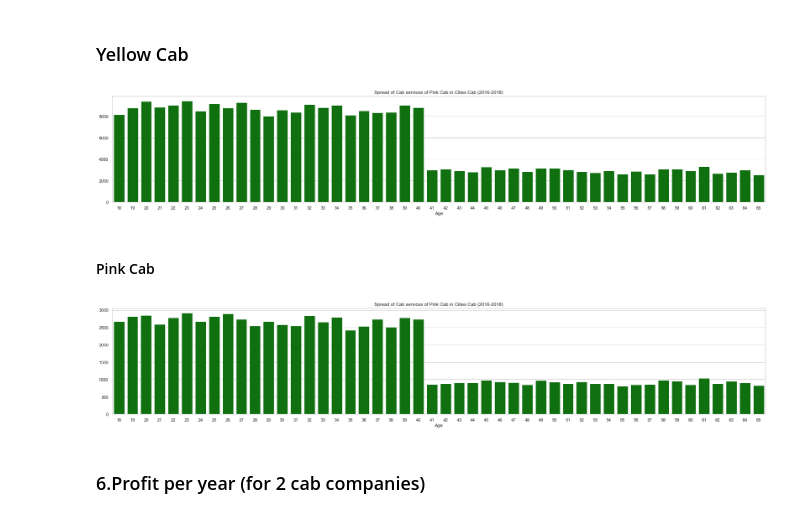
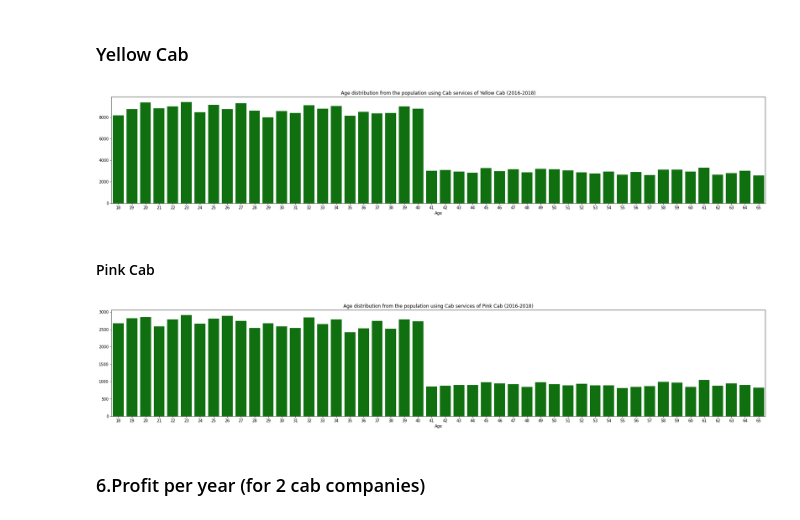
Before and after one commit to khanheric2003/Data-Glacier-Data-Science-Intern-, a Jupyter notebook: week2/G2M (EDA & Hypothesis).ipynb, the cells around one changed output. Cells and saved outputs as stored; diff of their text form; code cells hidden in the pictures.

```diff
--- a/week2/G2M (EDA & Hypothesis).ipynb
+++ b/week2/G2M (EDA & Hypothesis).ipynb
@@ -529,10 +529,10 @@ plot5 = df[df.Company=="Yellow Cab"].groupby(["Age"]).Transaction_ID.count()
 # %%
 plt.figure(figsize=(30,5))
 sns.barplot(x=plot5.index,y=plot5.values, color = "Green",)
-plt.title("Spread of Cab services of Pink Cab in Cities Cab (2016-2018)")
+plt.title("Age distribution from the population using Cab services of Yellow Cab (2016-2018)")
 plt.show()
 # %% [output]
-[figure, old version]
+[figure, new version]
 # %% [markdown]
 #### Pink Cab
 # %%
@@ -540,10 +540,10 @@ plot6 = df[df.Company=="Pink Cab"].groupby(["Age"]).Transaction_ID.count()
 # %%
 plt.figure(figsize=(30,5))
 sns.barplot(x=plot6.index,y=plot6.values, color = "Green",)
-plt.title("Spread of Cab services of Pink Cab in Cities Cab (2016-2018)")
+plt.title("Age distribution from the population using Cab services of Pink Cab (2016-2018)")
 plt.show()
 # %% [output]
-[figure, old version]
+[figure, new version]
 # %% [markdown]
 ### 6.Profit per year (for 2 cab companies)
 # %%
```
Also changed, not shown: parts of 15 cells of this notebook, 6 other files.
